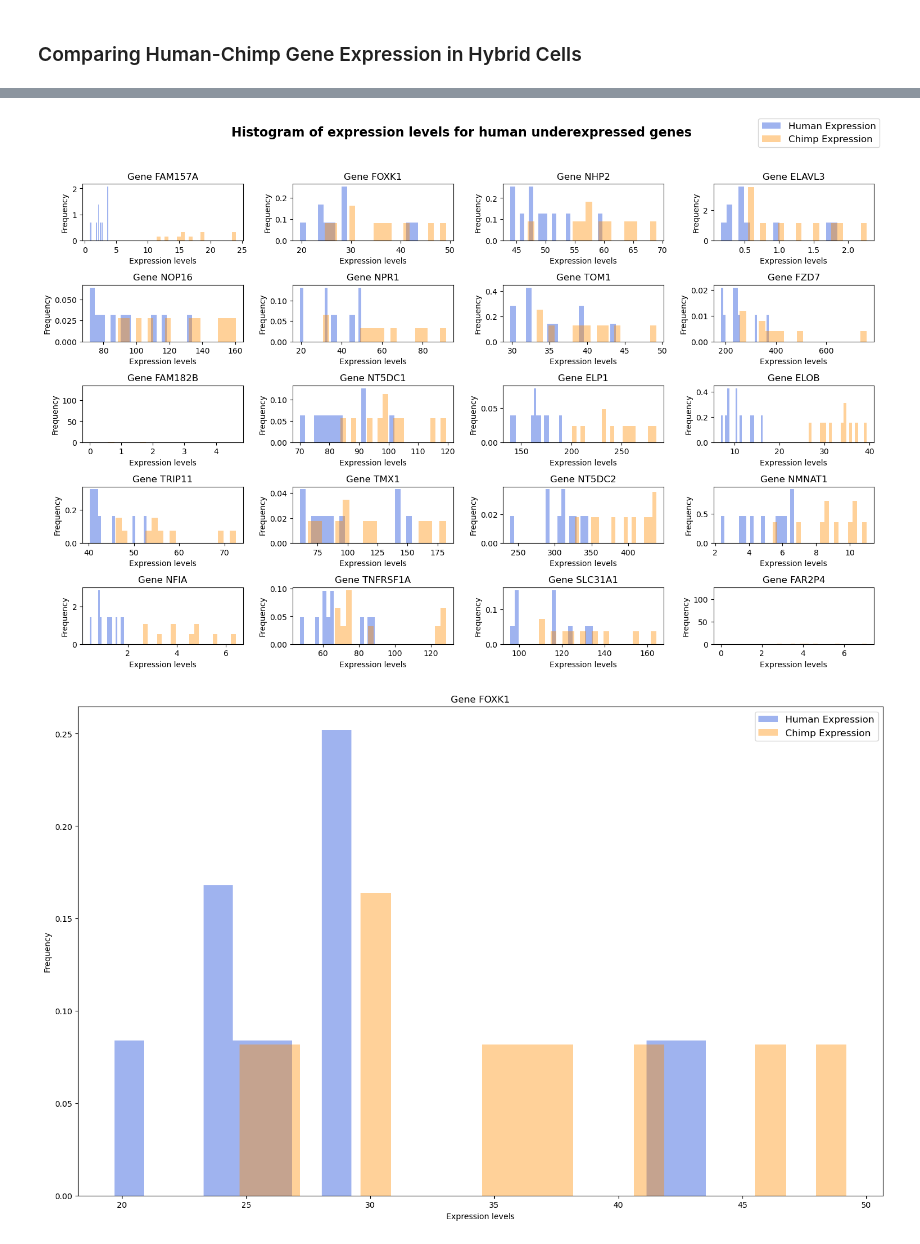
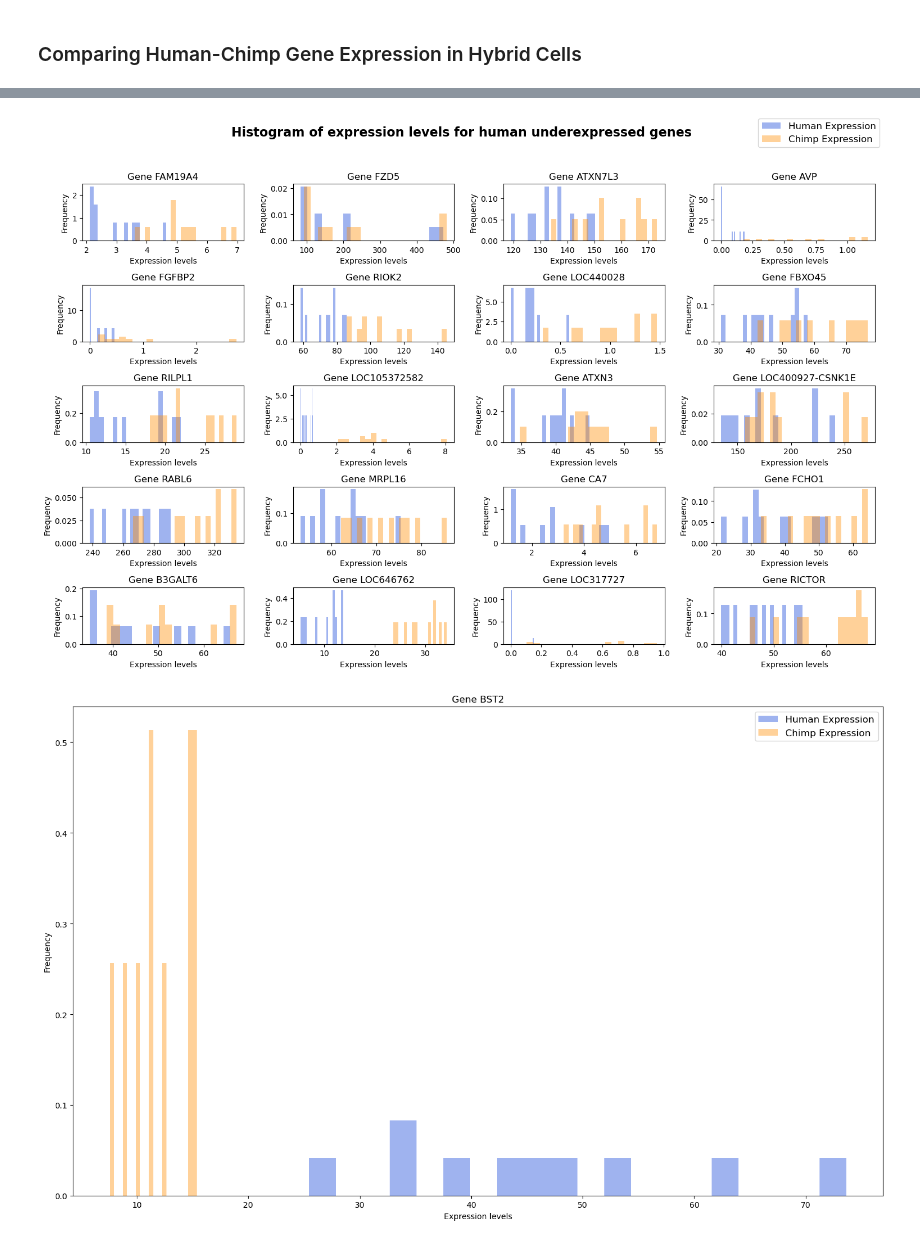
Before and after one commit to matanyaw9/iml_project, a Jupyter notebook: part_3.ipynb, the cells around one changed output, grey strips where cells are left out. Saved outputs shown, nothing was run; the diff lists cells and outputs as text; code cells hidden in the pictures.

```diff
--- a/part_3.ipynb
+++ b/part_3.ipynb
@@ -104,7 +105,7 @@ print("Shape before filtering:", simplified_df.shape)
 
 # Filtering the data - removing redundant genes
 # human_chimp_gene_expression_columns = REF_COUNT.union(ALT_COUNT)
-clean_df = simplified_df[simplified_df.loc[:,list(REF_COUNT.union(ALT_COUNT))].gt(50).any(axis=1)]
+clean_df = simplified_df[simplified_df.loc[:,list(REF_COUNT.union(ALT_COUNT))].gt(5).any(axis=1)]
 print("Shape after filtering:", clean_df.shape)
 clean_df
 # %% [output]
@@ -450,7 +466,7 @@ plt.show()
 # %%
 # np.random.seed(0)
 SAMPLE_AMOUNT = 20
-selected_genes = np.random.choice(top_60_underexpressed_genes, SAMPLE_AMOUNT, replace=False)
+selected_genes_random = np.random.choice(top_60_underexpressed_genes, SAMPLE_AMOUNT, replace=False)
 
 human_version_expression = HUMAN_COLOR
 chimp_version_expression = CHIMP_COLOR
@@ -459,7 +475,7 @@ chimp_version_expression = CHIMP_COLOR
 fig, axes = plt.subplots(nrows=5, ncols=4, figsize=(15, 10))
 fig.suptitle('Histogram of expression levels for human underexpressed genes', fontsize=16, fontweight='bold')
 axes = axes.flatten()
-for i, gene in enumerate(selected_genes):
+for i, gene in enumerate(selected_genes_random):
     ax = axes[i]
     df_human_expression = normalized_df.loc[gene, intersect([HYBRIDS_SAMPLES, REF_COUNT, IPSC])]
     df_chimp_expression = normalized_df.loc[gene, intersect([HYBRIDS_SAMPLES, ALT_COUNT, IPSC])]
@@ -474,28 +490,28 @@ fig.legend(["Human Expression", "Chimp Expression"], loc='upper right', fontsize
 fig.tight_layout(rect=[0, 0, 1, 0.95])
 plt.show()
 # %% [output]
-[figure, old version]
+[figure, new version]
 # %%
 
-my_favorite_gene = 'FOXK1'
+my_favorite_gene = 'BST2'
 # np.random.seed(0)
 
 human_version_expression = HUMAN_COLOR
 chimp_version_expression = CHIMP_COLOR
 
 plt.figure(figsize=(15, 10))
 df_human_expression = normalized_df.loc[my_favorite_gene, intersect([HYBRIDS_SAMPLES, REF_COUNT, IPSC])]
 df_chimp_expression = normalized_df.loc[my_favorite_gene, intersect([HYBRIDS_SAMPLES, ALT_COUNT, IPSC])]
 
 plt.hist(df_human_expression, bins=20, alpha=0.5, label='Human Gene Expression', color=human_version_expression, density=True)
 plt.hist(df_chimp_expression, bins=20, alpha=0.4, label='Chimp Gene Expression', color=chimp_version_expression, density=True)
 plt.xlabel('Expression levels')
 plt.ylabel('Frequency')
 plt.title(f'Gene {my_favorite_gene}')
     # ax.legend(loc='upper right')
 plt.legend(["Human Expression", "Chimp Expression"], loc='upper right', fontsize='12', frameon=True, )
 plt.tight_layout(rect=[0, 0, 1, 0.95])
 plt.show()
 # %% [output]
-[figure, old version]
+[figure, new version]
 # %%
```
Also changed, not shown: parts of 21 cells of this notebook, 1 other file.
